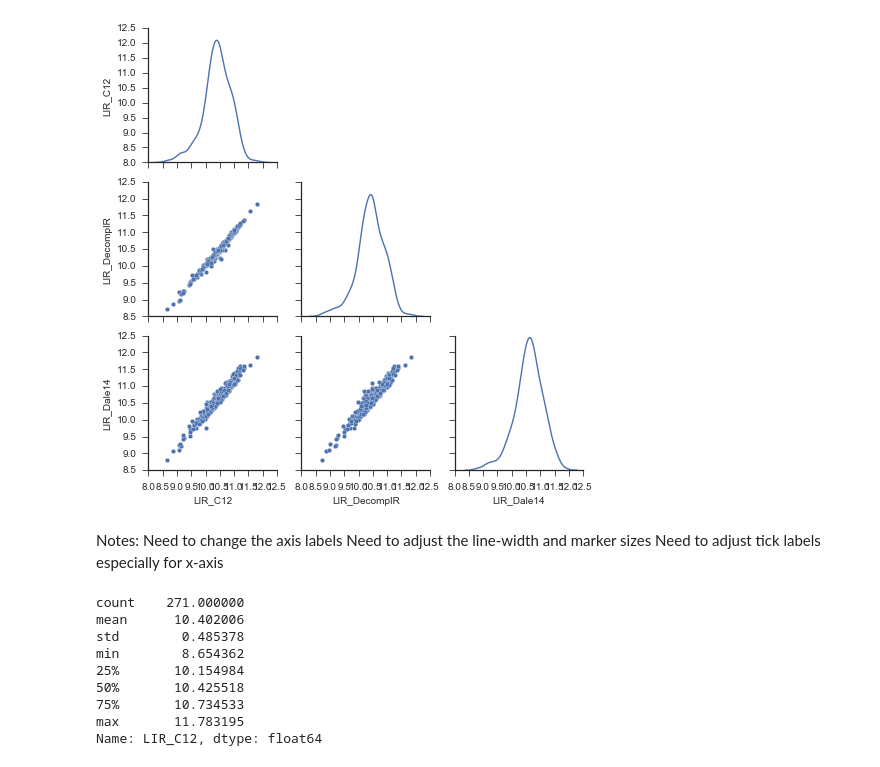
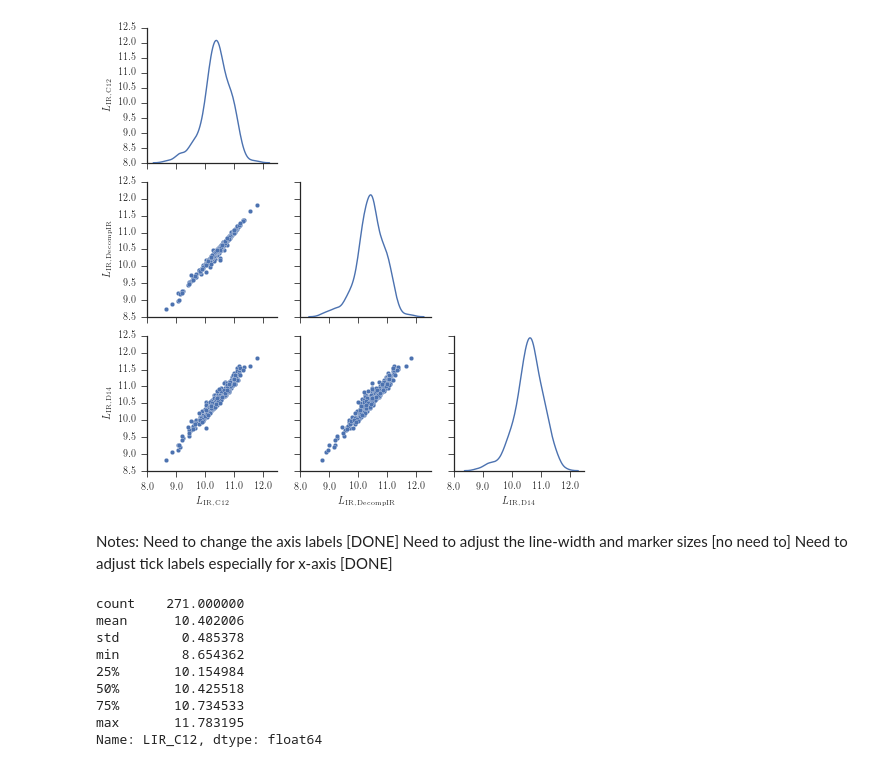
Before and after one commit to ttshimiz/bat-agn-sed-fitting-paper, a Jupyter notebook: ipython_notebooks/lir_total_comparison.ipynb, the cells around one changed output. Cells and saved outputs as stored; diff of their text form; code cells hidden in the pictures.

Commit message:
adjust axis and tick labels

```diff
--- a/ipython_notebooks/lir_total_comparison.ipynb
+++ b/ipython_notebooks/lir_total_comparison.ipynb
@@ -40,22 +40,46 @@ bat_info = pd.read_csv(data_dir+'bat_info.csv', index_col=0)
 # %%
 # Combine the total IR luminosities into one DataFrame
 bat_lir = pd.DataFrame(index=bat_info.index)
-bat_lir['LIR_C12'] = bat_casey['lir_total']
-bat_lir['LIR_DecompIR'] = bat_decompir['lir_total']
-bat_lir['LIR_Dale14'] = bat_dale14['lir_total']
+bat_lir['LIRC12'] = bat_casey['lir_total']
+bat_lir['LIRDecompIR'] = bat_decompir['lir_total']
+bat_lir['LIRDale14'] = bat_dale14['lir_total']
-# %%
-# Plot the correlation between each LIR using seaborn's pairplot method
-g = sn.pairplot(bat_lir, diag_kind="kde", size=textwidth/3., aspect=1.)
-for i, j in zip(*np.triu_indices_from(g.axes, 1)):
-    g.axes[i, j].set_visible(False)
-g.fig.savefig(figsave_dir+'lir_total-comparison.pdf', bbox_inches='tight')
-# %% [output]
-[figure, removed]
+# %%
+# Plot the correlation between each LIR using seaborn's pairplot method
+g = sn.pairplot(bat_lir, diag_kind="kde", size=textwidth/3., aspect=1.)
+for i, j in zip(*np.triu_indices_from(g.axes, 1)):
+    g.axes[i, j].set_visible(False)
+
+for i,ax in enumerate(g.axes[-1,:]):
+    if i == 0:
+        ax.xaxis.set_label_text(r'$L_{\rm IR,\,C12}$')
+    elif i == 1:
+        ax.xaxis.set_label_text(r'$L_{\rm IR,\,DecompIR}$')
+    elif i == 2:
+        ax.xaxis.set_label_text(r'$L_{\rm IR,\,D14}$')
+    ax.xaxis.set_ticks([8.0, 9.0, 10.0, 11.0, 12.0])
+    ax.xaxis.set_ticklabels(['8.0', '9.0', '10.0', '11.0', '12.0'])
+
+for i,ax in enumerate(g.axes[:,0]):
+    if i == 0:
+        ax.yaxis.set_label_text(r'$L_{\rm IR,\,C12}$')
+    elif i == 1:
+        ax.yaxis.set_label_text(r'$L_{\rm IR,\,DecompIR}$')
+    elif i == 2:
+        ax.yaxis.set_label_text(r'$L_{\rm IR,\,D14}$')
+#        if j == 0:
+#            #g.axes[i, j].yaxis.set_label_text(r'$L_{\rm IR\,C12}$')
+#        if j == 1:
+#            #g.axes[i, j].yaxis.set_label_text(r'$L_{\rm IR\,DecompIR}$')
+#        if j == 2:
+#            #g.axes[i, j].yaxis.set_label_text(r'$L_{\rm IR\,D14}$')
+g.fig.savefig(figsave_dir+'lir_total-comparison.pdf', bbox_inches='tight')
+# %% [output]
+[figure, added]
 # %% [markdown]
 Notes:
-Need to change the axis labels
-Need to adjust the line-width and marker sizes
-Need to adjust tick labels especially for x-axis
+Need to change the axis labels [DONE]
+Need to adjust the line-width and marker sizes [no need to]
+Need to adjust tick labels especially for x-axis [DONE]
 # %%
 # Analysis
 bat_lir['LIR_C12'].describe()
```
Also changed, not shown: 1 other file.
